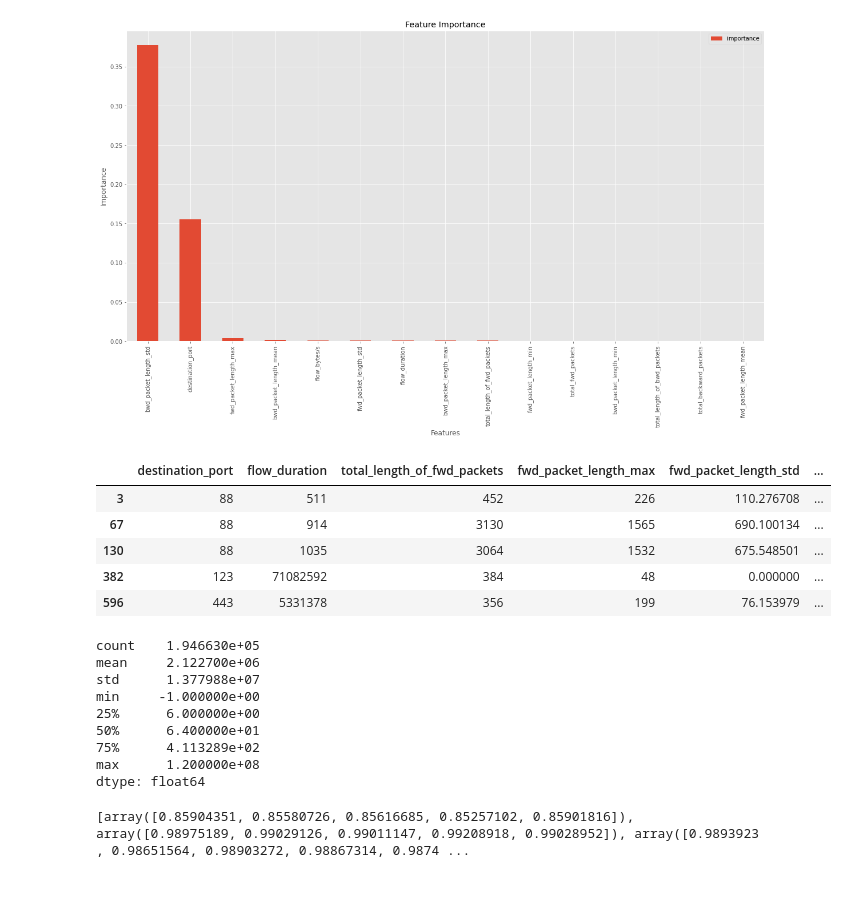
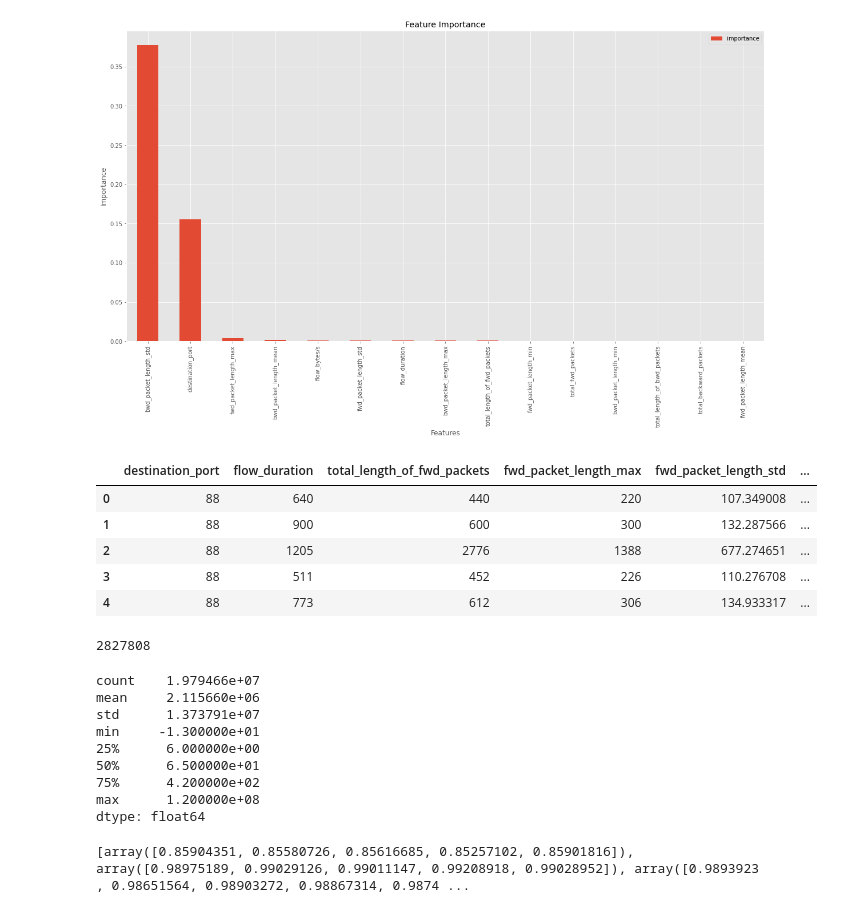
Before and after one commit to modelonulo/ml-based-intrusion-detection-system, a Jupyter notebook: ml_ids_colab.ipynb, the cells around one changed output. Saved outputs shown, nothing was run; the diff lists cells and outputs as text; code cells hidden in the pictures.

```diff
--- a/ml_ids_colab.ipynb
+++ b/ml_ids_colab.ipynb
@@ -345,35 +339,39 @@ Text(0, 0.5, 'Importance')
 # %%
 #9
 def keep_cols(df, to_keep):
 
     to_drop = list(set(list(df)) - set(to_keep))
     return df.drop(to_drop, axis = 1)
 
-features_to_use = combined_csv2.pipe(keep_cols, ['bwd_packet_length_std	', 'destination_port',
+features_to_use = combined_csv.pipe(keep_cols, ['bwd_packet_length_std	', 'destination_port',
                                                      'fwd_packet_length_max', 'bwd_packet_length_mean', 'flow_bytes/s', 'fwd_packet_length_std', 'flow_duration', 'bwd_packet_length_max', 'total_length_of_fwd_packets','label'])
 features_to_use.head()
 # %% [output]
 |  | destination_port | flow_duration | total_length_of_fwd_packets | fwd_packet_length_max | fwd_packet_length_std | ... |
+| 0 | 88 | 640 | 440 | 220 | 107.349008 | ... |
+| 1 | 88 | 900 | 600 | 300 | 132.287566 | ... |
+| 2 | 88 | 1205 | 2776 | 1388 | 677.274651 | ... |
 | 3 | 88 | 511 | 452 | 226 | 110.276708 | ... |
-| 67 | 88 | 914 | 3130 | 1565 | 690.100134 | ... |
-| 130 | 88 | 1035 | 3064 | 1532 | 675.548501 | ... |
-| 382 | 123 | 71082592 | 384 | 48 | 0.000000 | ... |
-| 596 | 443 | 5331378 | 356 | 199 | 76.153979 | ... |
+| 4 | 88 | 773 | 612 | 306 | 134.933317 | ... |
 # %%
 x = features_to_use.iloc[:,0:7].values
 y = features_to_use.iloc[:, 8].values #label
+# %%
+len(x)
+# %% [output]
+2827808
 # %%
 scaler = MinMaxScaler()
 scaler.fit_transform(x)
 pd.Series(x.flatten()).describe()
 # %% [output]
-count    1.946630e+05
-mean     2.122700e+06
-std      1.377988e+07
-min     -1.000000e+00
+count    1.979466e+07
+mean     2.115660e+06
+std      1.373791e+07
+min     -1.300000e+01
 25%      6.000000e+00
-50%      6.400000e+01
-75%      4.113289e+02
+50%      6.500000e+01
+75%      4.200000e+02
 max      1.200000e+08
 dtype: float64
 # %%
```
Also changed, not shown: parts of 14 cells of this notebook.
